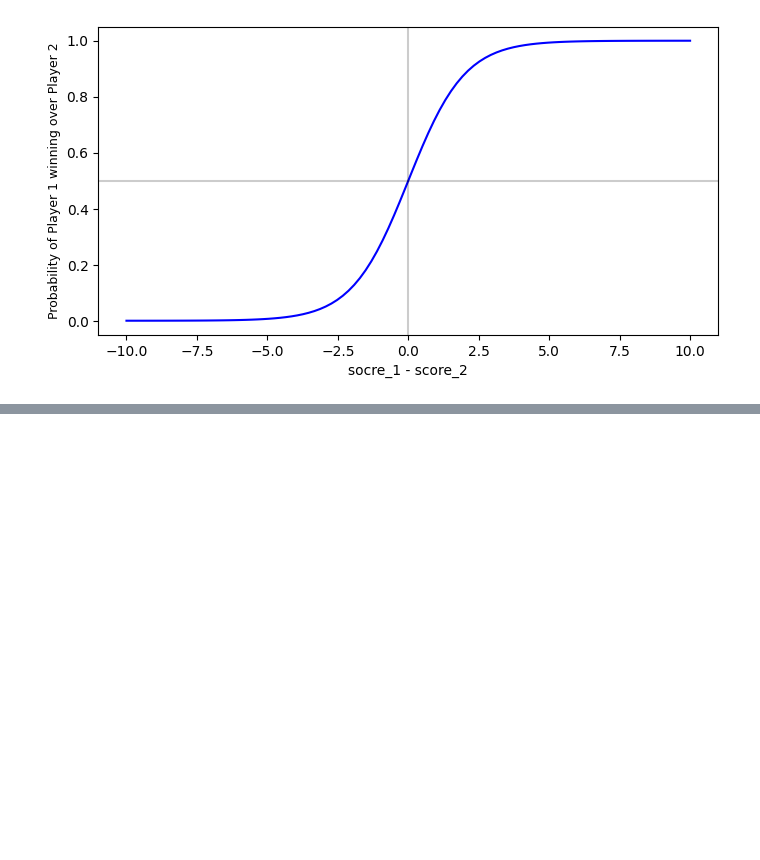
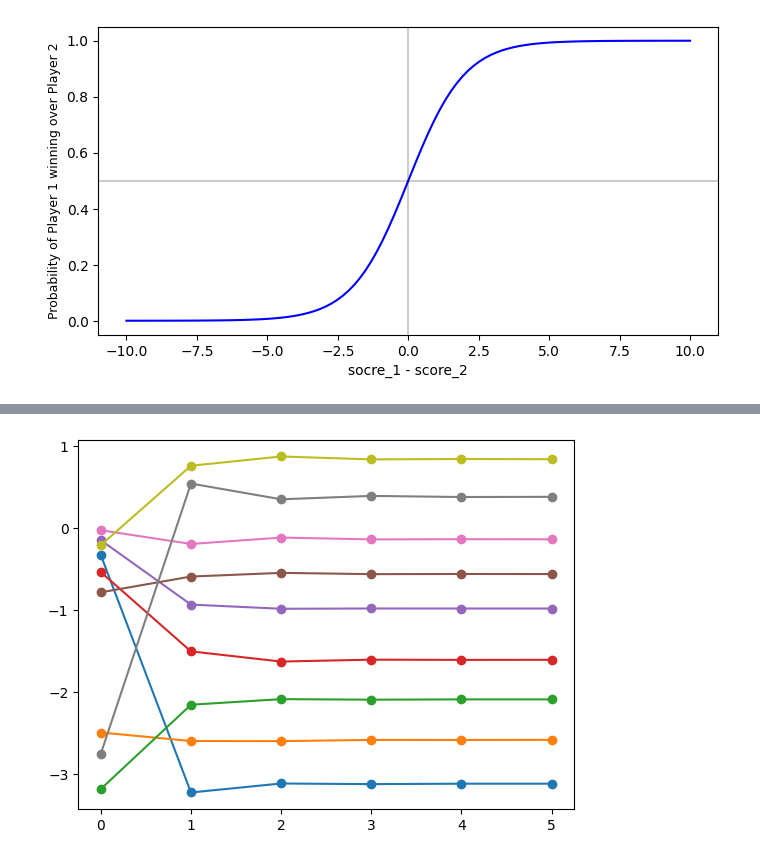
Before and after one commit to kurdayon/algo-pool, a Jupyter notebook: elo-rating/elo-rating.ipynb, the cells around one changed output, grey strips where cells are left out. Drawn from its saved outputs; the diff is of its cells as text; code cells hidden in the pictures; blank space fills up the shorter version.

```diff
--- a/elo-rating/elo-rating.ipynb
+++ b/elo-rating/elo-rating.ipynb
@@ -71,0 +285,13 @@ negative_log_likelihood(ratings, wins_matrix)
+# %%
+ps = [p_ini.copy()]
+for i in range(5):
+    p = get_new_ps_fast(wins_matrix, ps[-1])
+    ps.append(p)
+ps = np.array(ps)
+
+plt.figure()
+for i in range(n_players):
+    plt.plot(np.log(ps[:,i]), marker = 'o')
+plt.show()
+# %% [output]
+[figure, added]
```
Also changed, not shown: parts of 28 cells of this notebook.
